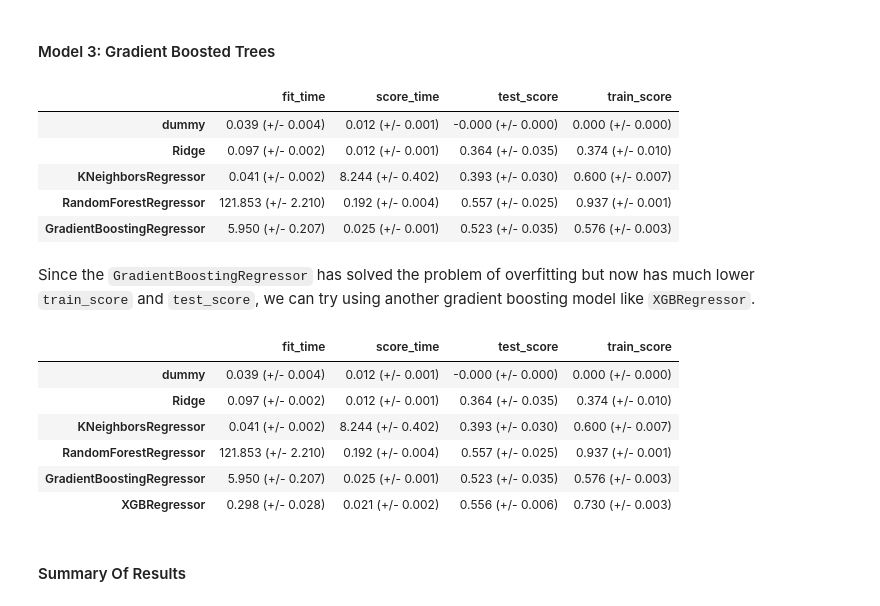
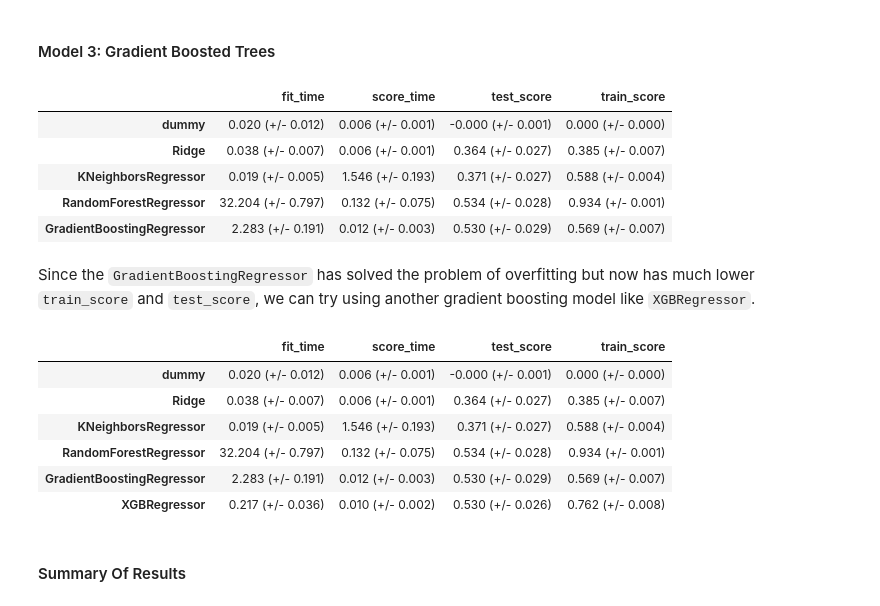
Before and after one commit to vivaanjhaveri/nyc-airbnb-reviews-regression, a Jupyter notebook: hw5.ipynb, the cells around one changed output. Cells and saved outputs as stored; diff of their text form; code cells hidden in the pictures.

```diff
--- a/hw5.ipynb
+++ b/hw5.ipynb
@@ -201,7 +199,8 @@ Solution_2
 _Points:_ 2
 # %%
 # Train-Test Split
-train_df, test_df = train_test_split(bnb_dataset, test_size = 0.3, random_state = 123)
+# Changing test split to reduce training time
+train_df, test_df = train_test_split(bnb_dataset, test_size = 0.6, random_state = 123)
 
 # Target variable (y)
 y_train = train_df["reviews_per_month"]
@@ -750,10 +749,10 @@ Since the `train_score` is perfect but the `test_score` is significantly lower (
 # %%
 from sklearn.ensemble import RandomForestRegressor
 
-pipe = make_pipeline(preprocessor, RandomForestRegressor(random_state=123))
+pipe_rf = make_pipeline(preprocessor, RandomForestRegressor(random_state=123))
 
 results_dict["RandomForestRegressor"] = mean_std_cross_val_scores(
-    pipe, X_train, y_train, return_train_score=True
+    pipe_rf, X_train, y_train, return_train_score=True
 )
 pd.DataFrame(results_dict).T
 # %% [output]
@@ -769,39 +768,38 @@ Using the `RandomForestRegressor` has given us a much higher `train_score` of 93
 # %%
 from sklearn.ensemble import GradientBoostingRegressor
 
-pipe = make_pipeline(preprocessor, GradientBoostingRegressor(random_state=123))
+pipe_gbr = make_pipeline(preprocessor, GradientBoostingRegressor(random_state=123))
 
 results_dict["GradientBoostingRegressor"] = mean_std_cross_val_scores(
-    pipe, X_train, y_train, return_train_score=True
+    pipe_gbr, X_train, y_train, return_train_score=True
 )
 pd.DataFrame(results_dict).T
 # %% [output]
 |  | fit_time | score_time | test_score | train_score |
-| dummy | 0.039 (+/- 0.004) | 0.012 (+/- 0.001) | -0.000 (+/- 0.000) | 0.000 (+/- 0.000) |
-| Ridge | 0.097 (+/- 0.002) | 0.012 (+/- 0.001) | 0.364 (+/- 0.035) | 0.374 (+/- 0.010) |
-| KNeighborsRegressor | 0.041 (+/- 0.002) | 8.244 (+/- 0.402) | 0.393 (+/- 0.030) | 0.600 (+/- 0.007) |
-| RandomForestRegressor | 121.853 (+/- 2.210) | 0.192 (+/- 0.004) | 0.557 (+/- 0.025) | 0.937 (+/- 0.001) |
-| GradientBoostingRegressor | 5.950 (+/- 0.207) | 0.025 (+/- 0.001) | 0.523 (+/- 0.035) | 0.576 (+/- 0.003) |
+| dummy | 0.020 (+/- 0.012) | 0.006 (+/- 0.001) | -0.000 (+/- 0.001) | 0.000 (+/- 0.000) |
+| Ridge | 0.038 (+/- 0.007) | 0.006 (+/- 0.001) | 0.364 (+/- 0.027) | 0.385 (+/- 0.007) |
+| KNeighborsRegressor | 0.019 (+/- 0.005) | 1.546 (+/- 0.193) | 0.371 (+/- 0.027) | 0.588 (+/- 0.004) |
+| RandomForestRegressor | 32.204 (+/- 0.797) | 0.132 (+/- 0.075) | 0.534 (+/- 0.028) | 0.934 (+/- 0.001) |
+| GradientBoostingRegressor | 2.283 (+/- 0.191) | 0.012 (+/- 0.003) | 0.530 (+/- 0.029) | 0.569 (+/- 0.007) |
 # %% [markdown]
 Since the `GradientBoostingRegressor` has solved the problem of overfitting but now has much lower `train_score` and `test_score`, we can try using another gradient boosting model like `XGBRegressor`.
 # %%
 from xgboost import XGBRegressor
 
-xgb_reg = XGBRegressor(random_state=123, objective='reg:squarederror')
-xgb_pipe = make_pipeline(preprocessor, xgb_reg)
+xgb_pipe = make_pipeline(preprocessor, XGBRegressor(random_state=123, objective='reg:squarederror'))
 
 results_dict["XGBRegressor"] = mean_std_cross_val_scores(
     xgb_pipe, X_train, y_train, return_train_score=True
 )
 pd.DataFrame(results_dict).T
 # %% [output]
 |  | fit_time | score_time | test_score | train_score |
-| dummy | 0.039 (+/- 0.004) | 0.012 (+/- 0.001) | -0.000 (+/- 0.000) | 0.000 (+/- 0.000) |
-| Ridge | 0.097 (+/- 0.002) | 0.012 (+/- 0.001) | 0.364 (+/- 0.035) | 0.374 (+/- 0.010) |
-| KNeighborsRegressor | 0.041 (+/- 0.002) | 8.244 (+/- 0.402) | 0.393 (+/- 0.030) | 0.600 (+/- 0.007) |
-| RandomForestRegressor | 121.853 (+/- 2.210) | 0.192 (+/- 0.004) | 0.557 (+/- 0.025) | 0.937 (+/- 0.001) |
-| GradientBoostingRegressor | 5.950 (+/- 0.207) | 0.025 (+/- 0.001) | 0.523 (+/- 0.035) | 0.576 (+/- 0.003) |
-| XGBRegressor | 0.298 (+/- 0.028) | 0.021 (+/- 0.002) | 0.556 (+/- 0.006) | 0.730 (+/- 0.003) |
+| dummy | 0.020 (+/- 0.012) | 0.006 (+/- 0.001) | -0.000 (+/- 0.001) | 0.000 (+/- 0.000) |
+| Ridge | 0.038 (+/- 0.007) | 0.006 (+/- 0.001) | 0.364 (+/- 0.027) | 0.385 (+/- 0.007) |
+| KNeighborsRegressor | 0.019 (+/- 0.005) | 1.546 (+/- 0.193) | 0.371 (+/- 0.027) | 0.588 (+/- 0.004) |
+| RandomForestRegressor | 32.204 (+/- 0.797) | 0.132 (+/- 0.075) | 0.534 (+/- 0.028) | 0.934 (+/- 0.001) |
+| GradientBoostingRegressor | 2.283 (+/- 0.191) | 0.012 (+/- 0.003) | 0.530 (+/- 0.029) | 0.569 (+/- 0.007) |
+| XGBRegressor | 0.217 (+/- 0.036) | 0.010 (+/- 0.002) | 0.530 (+/- 0.026) | 0.762 (+/- 0.008) |
 # %% [markdown]
 #### Summary Of Results
 # %% [markdown]
```
Also changed, not shown: parts of 23 cells of this notebook, 1 other file.
